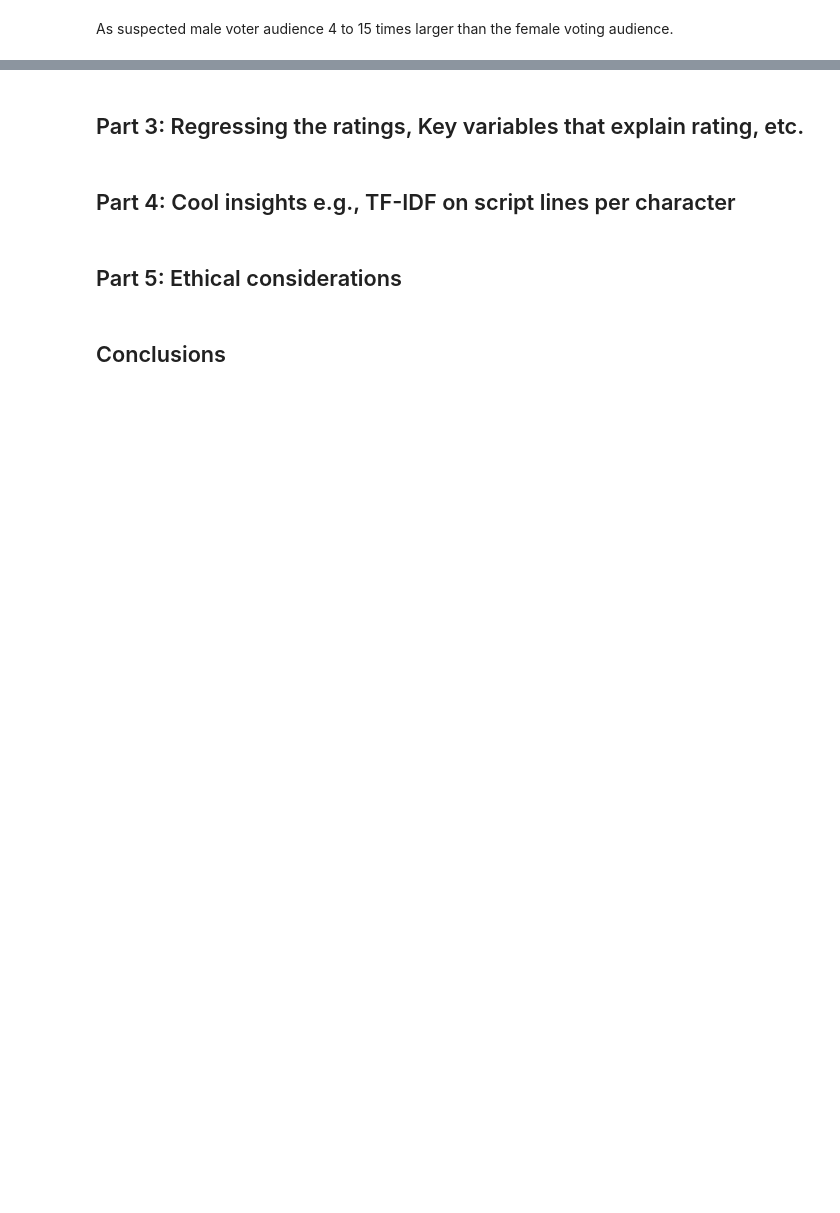
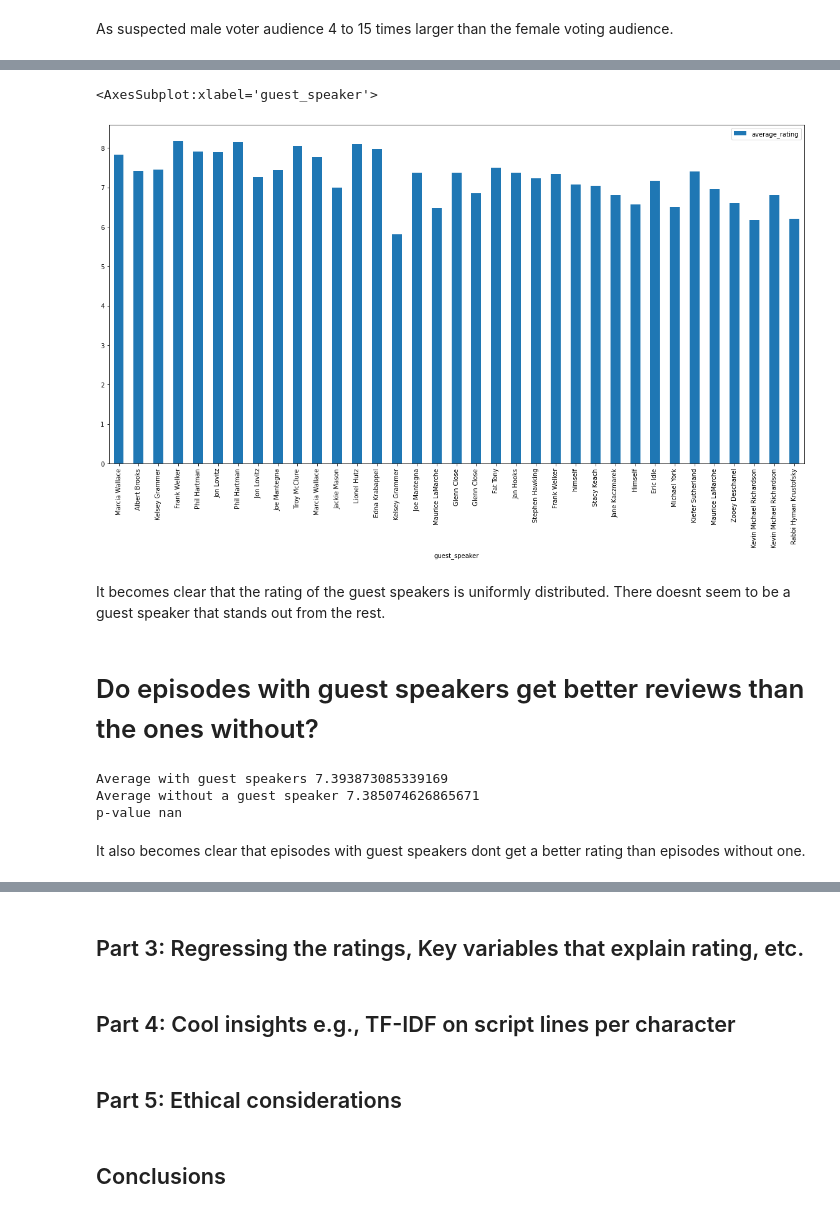
Before and after one commit to nic0gin/datamadness, a Jupyter notebook: datamadness.ipynb, the cells around one changed output, grey strips where cells are left out. Saved outputs shown, nothing was run; the diff lists cells and outputs as text; code cells hidden in the pictures; blank space fills up the shorter version.

```diff
--- a/datamadness.ipynb
+++ b/datamadness.ipynb
@@ -367,0 +387,34 @@ sns.kdeplot(data=[demographics.loc[demographics['season'] == 34, 'male_rating'],
+# %%
+speaker_production_code = []
+for guest in frame['voice'].unique():
+    speaker_production_code.append(frame[frame['voice'] == guest]['production_code'].tolist())
+
+guest_speaker_dict = {}
+for i in range(len(speaker_production_code)):
+    guest_speaker_dict[frame['voice'].unique()[i]] = speaker_production_code[i]
+# %%
+df_episodes = pd.read_csv('Datasets/data-society-the-simpsons-by-the-data/simpsons_episodes.csv')
+df_episodes[['imdb_rating','imdb_votes']] = df_episodes[['imdb_rating','imdb_votes']].fillna(0)
+df_episodes[['imdb_rating', 'imdb_votes']] = df_episodes[['imdb_rating', 'imdb_votes']].replace('', 0)
+
+
+df_guest_speaker_rating = pd.DataFrame(columns=['guest_speaker', 'imdb_rating', 'imd_votes', 'number_of_episodes'])
+for i in range(len(speaker_production_code)):
+
+    episodes_speaker = guest_speaker_dict[frame['voice'].unique()[i]]
+    guest_speaker = frame['voice'].unique()[i]
+    num_episodes = len(episodes_speaker)
+    episodes_rating = []
+    episodes_votes = []
+
+    for episode in episodes_speaker:
+        #only take the episodes that we have the data from in the kaggle csv sheet
+        if episode not in df_episodes['production_code'].unique():
+            continue
+
+        rating = df_episodes.loc[df_episodes['production_code'] == episode, 'imdb_rating'].values[0]
+        votes = df_episodes.loc[df_episodes['production_code'] == episode, 'imdb_votes'].values[0]
+        episodes_rating.append(rating)
+        episodes_votes.append(votes)
+
+    df_guest_speaker_rating.loc[i] = [guest_speaker, episodes_rating, episodes_votes, num_episodes]
@@ -367,0 +431,30 @@ sns.kdeplot(data=[demographics.loc[demographics['season'] == 34, 'male_rating'],
+# %%
+df_guest_speaker_rating.head()
+# remove empty arrays from the imdb_rating column
+df_guest_speaker_rating = df_guest_speaker_rating[df_guest_speaker_rating['imdb_rating'].map(len) > 0]
+
+df_guest_speaker_rating['average_rating'] = df_guest_speaker_rating['imdb_rating'].apply(lambda x: np.average(x))
+df_guest_speaker_rating['average_rating'] = df_guest_speaker_rating['average_rating'].sort_values(ascending=False)
+
+df_guest_speaker_rating[df_guest_speaker_rating['number_of_episodes'] >= 3].plot(x='guest_speaker', y='average_rating', kind='bar', figsize=(20,10))
+# %% [output]
+<AxesSubplot:xlabel='guest_speaker'>
+[figure, added]
+# %% [markdown]
+It becomes clear that the rating of the guest speakers is uniformly distributed. There doesnt seem to be a guest speaker that stands out from the rest.
+# %% [markdown]
+# Do episodes with guest speakers get better reviews than the ones without? #
+# %%
+df_guest_speaker = df_full.dropna(subset=['voice'])
+df_no_guest_speaker = df_full[df_full['voice'].isna()]
+
+df_episodes = pd.read_csv('Datasets/data-society-the-simpsons-by-the-data/simpsons_episodes.csv')
+
+print('Average with guest speakers',df_episodes[df_episodes['production_code'].isin(df_guest_speaker['production_code'])]['imdb_rating'].mean())
+print('Average without a guest speaker',df_episodes[df_episodes['production_code'].isin(df_no_guest_speaker['production_code'])]['imdb_rating'].mean())
+# %% [output]
+Average with guest speakers 7.393873085339169
+Average without a guest speaker 7.385074626865671
+p-value nan
+# %% [markdown]
+It also becomes clear that episodes with guest speakers dont get a better rating than episodes without one.
```
Also changed, not shown: parts of 61 cells of this notebook.
